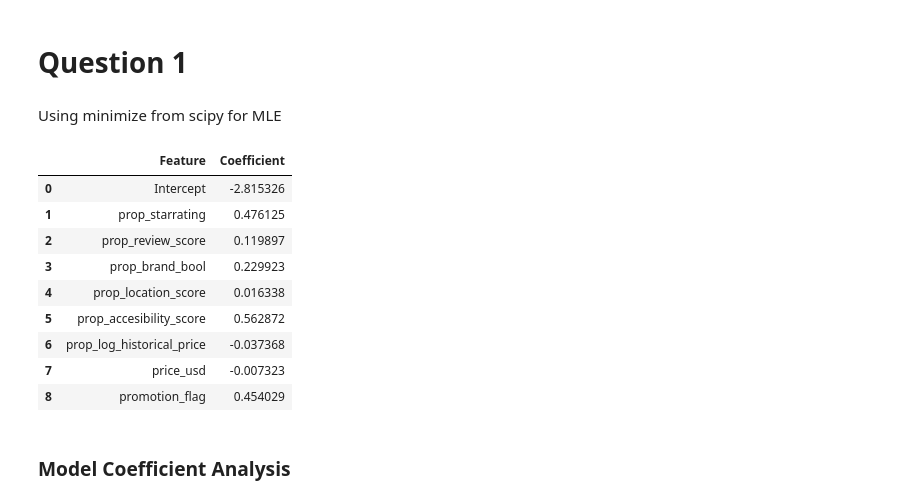
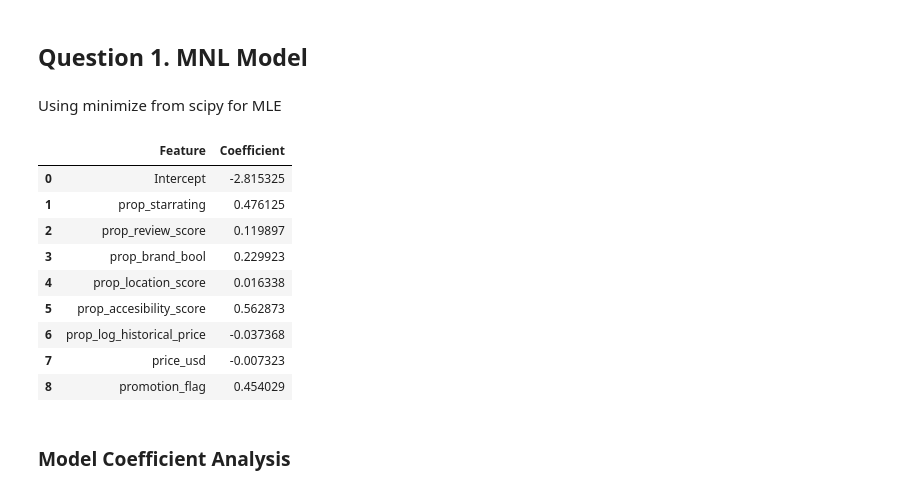
Before and after one commit to yj017/ORIE-5132-Proj, a Jupyter notebook: project.ipynb, the cells around one changed output. Drawn from its saved outputs; the diff is of its cells as text; code cells hidden in the pictures.

```diff
--- a/project.ipynb
+++ b/project.ipynb
@@ -3,7 +3,7 @@ import pandas as pd
 import numpy as np
 from scipy.optimize import minimize
 # %% [markdown]
-# Question 1
+## Question 1. MNL Model
 # %% [markdown]
 Using minimize from scipy for MLE
 # %%
@@ -31,7 +31,7 @@ X = np.hstack((intercept_column, X_raw))
 unique_srch_ids, group_indices = np.unique(srch_ids, return_inverse=True)
 # %%
 # Optimizer
-def neg_log_likelihood(beta):
+def neg_log_likelihood(beta, X, y, group_indices):
     # Calculate Utility for every row
     V = np.dot(X, beta)
 
@@ -51,26 +51,26 @@ def neg_log_likelihood(beta):
 # %%
 initial_beta = np.zeros(len(features) + 1)
 
-res = minimize(neg_log_likelihood, initial_beta, method='BFGS')
+res = minimize(neg_log_likelihood, initial_beta, args=(X, y, group_indices), method='BFGS')
 
 all_names = ['Intercept'] + features
 
 beta_dict = dict(zip(all_names, res.x))
 
 beta_df = pd.DataFrame({
     'Feature': all_names,
     'Coefficient': res.x
 })
 
 beta_df
 # %% [output]
 |  | Feature | Coefficient |
-| 0 | Intercept | -2.815326 |
+| 0 | Intercept | -2.815325 |
 | 1 | prop_starrating | 0.476125 |
 | 2 | prop_review_score | 0.119897 |
 | 3 | prop_brand_bool | 0.229923 |
 | 4 | prop_location_score | 0.016338 |
-| 5 | prop_accesibility_score | 0.562872 |
+| 5 | prop_accesibility_score | 0.562873 |
 | 6 | prop_log_historical_price | -0.037368 |
 | 7 | price_usd | -0.007323 |
 | 8 | promotion_flag | 0.454029 |
```
Also changed, not shown: parts of 6 cells of this notebook, 1 other file.
